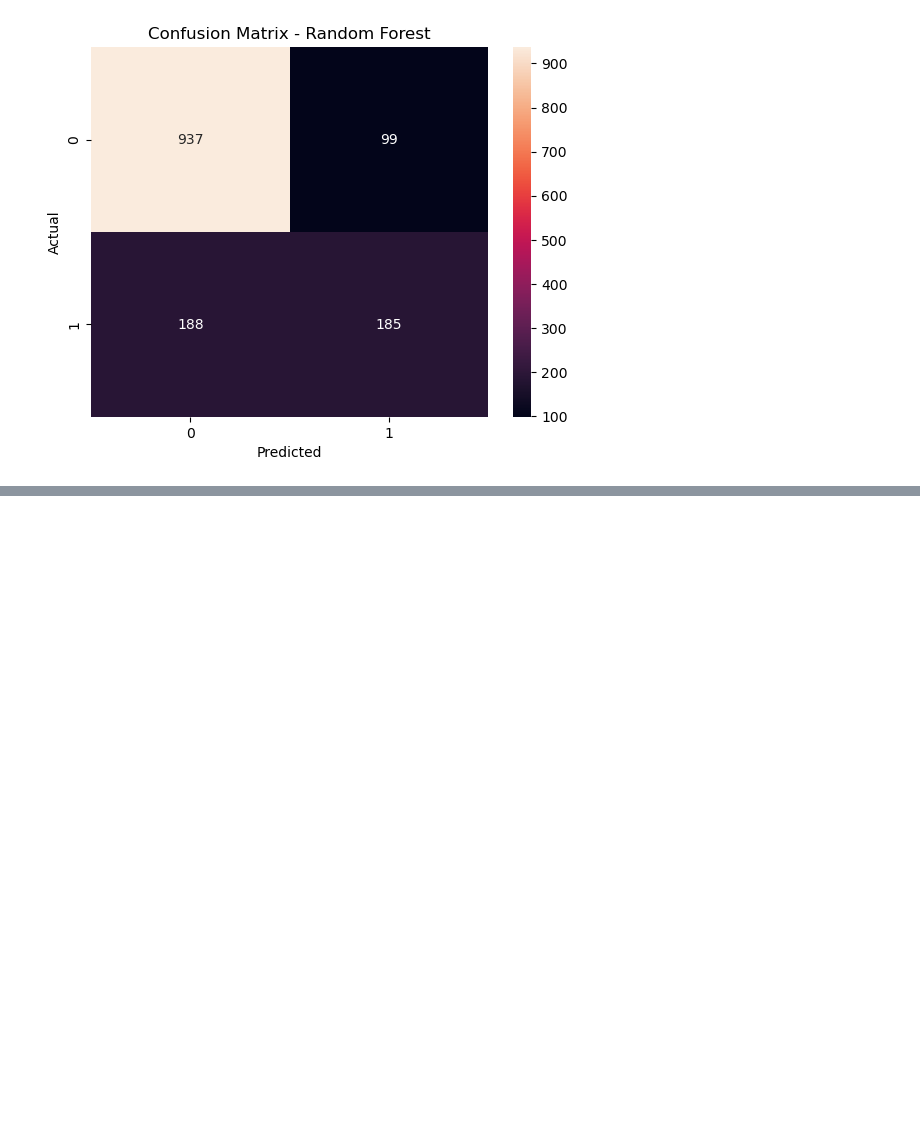
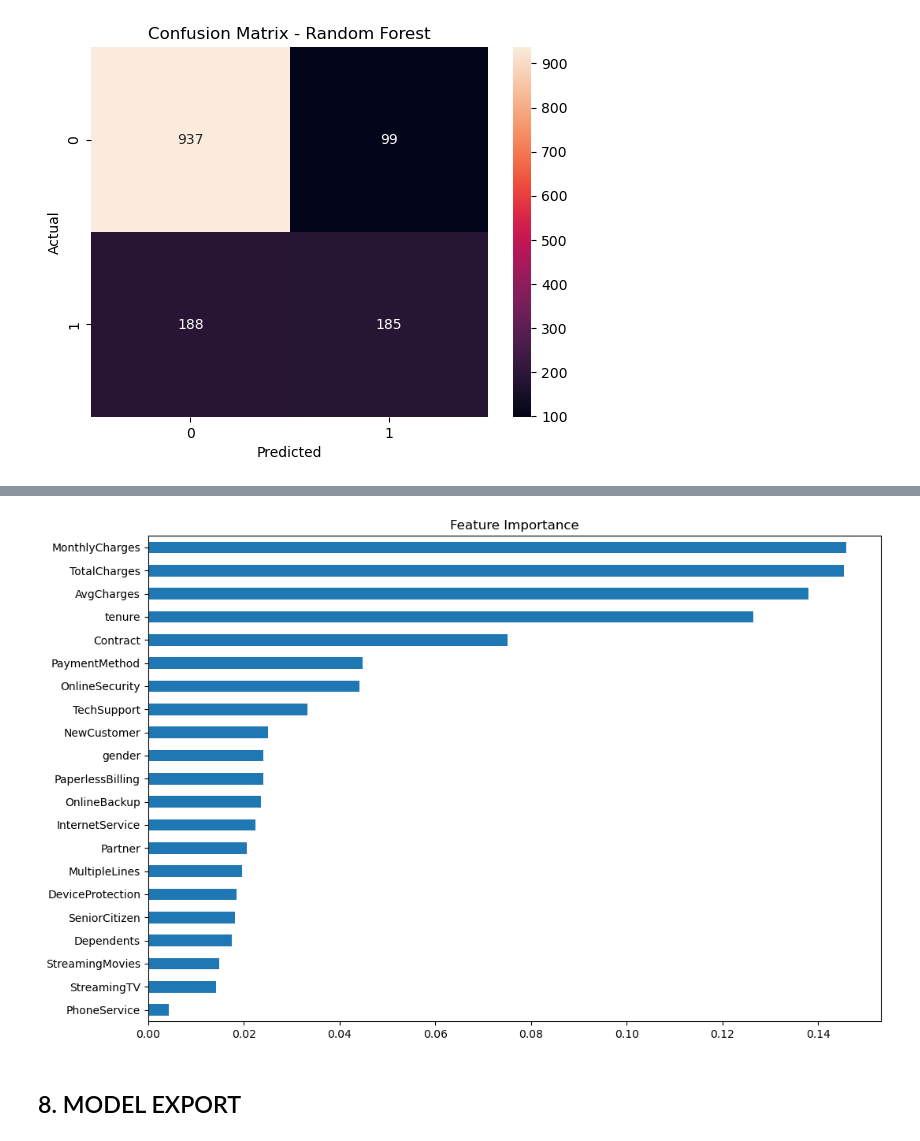
Before and after one commit to esscova/telco-churn, a Jupyter notebook: notebooks/02 - modelagem.ipynb, the cells around one changed output, grey strips where cells are left out. Cells and saved outputs as stored; diff of their text form; code cells hidden in the pictures; blank space fills up the shorter version.

```diff
--- a/notebooks/02 - modelagem.ipynb
+++ b/notebooks/02 - modelagem.ipynb
@@ -268,0 +369,6 @@ plt.show()
+# %%
+feat_imp = pd.Series(
+    rf_model.feature_importances_,
+    index=X.columns
+)
+feat_imp
@@ -268,0 +393,11 @@ plt.show()
+# %%
+feat_imp.sort_values().plot(
+    kind='barh',
+    figsize=(12,8)
+)
+plt.title('Feature Importance')
+plt.show()
+# %% [output]
+[figure, added]
+# %% [markdown]
+## 8. MODEL EXPORT
```
Also changed, not shown: parts of 18 cells of this notebook.
